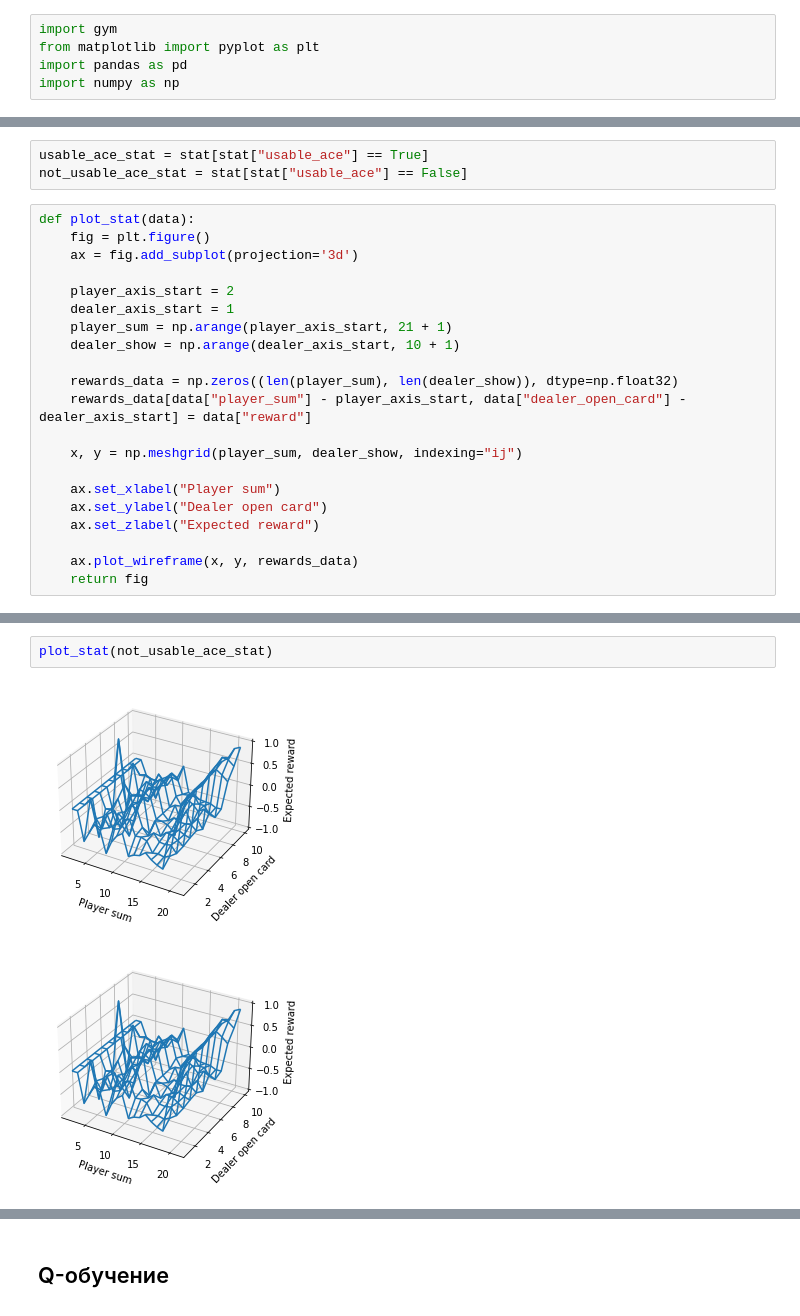
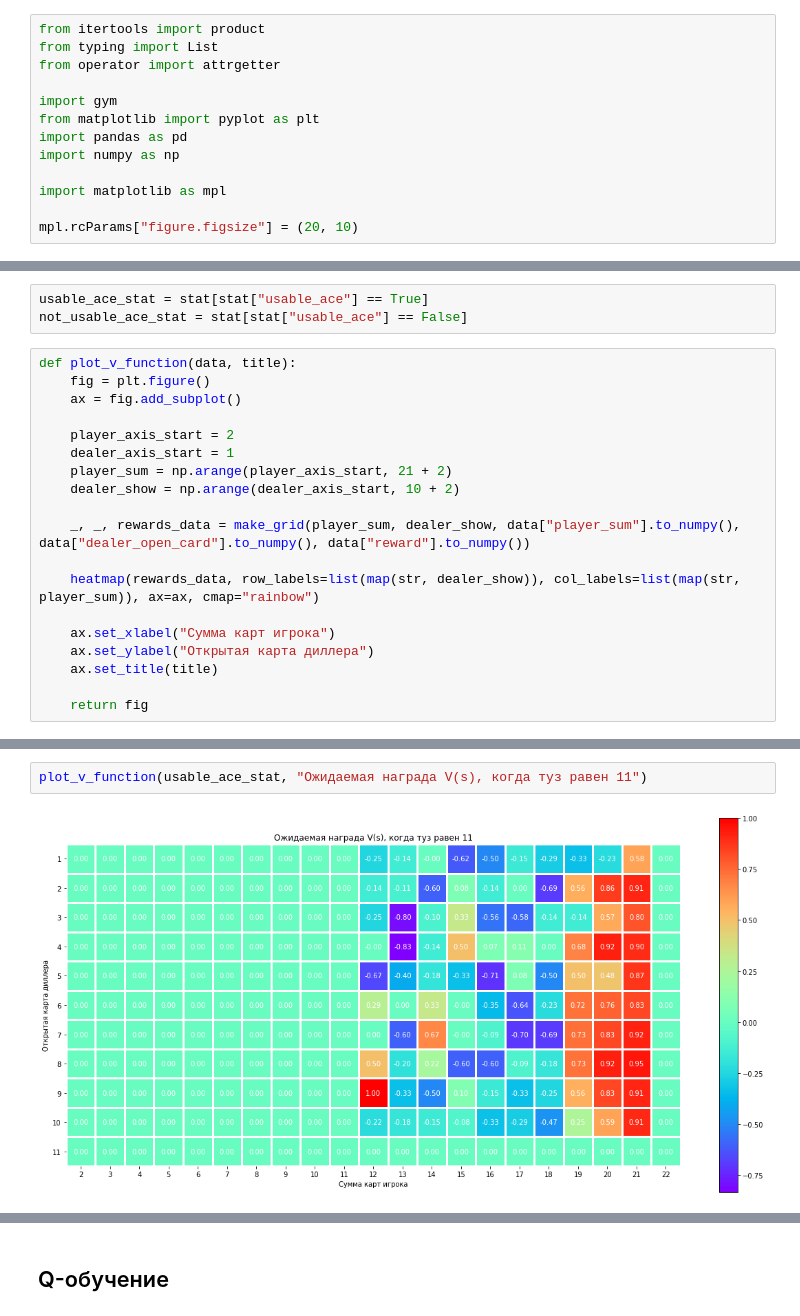
Before and after one commit to KernelA/made-rl-1, a Jupyter notebook: solution.ipynb, the cells around one changed output, grey strips where cells are left out. Cells and saved outputs as stored; diff of their text form.

Commit message:
Plot graphics

```diff
--- a/solution.ipynb
+++ b/solution.ipynb
@@ -1,8 +1,16 @@
 # %%
+from itertools import product
+from typing import List
+from operator import attrgetter
+
 import gym
 from matplotlib import pyplot as plt
 import pandas as pd
 import numpy as np
+
+import matplotlib as mpl
+
+mpl.rcParams["figure.figsize"] = (20, 10)
 # %%
 %load_ext autoreload
 %autoreload 2
@@ -30,23 +39,21 @@ stat = pd.DataFrame(rows, columns=["player_sum", "dealer_open_card", "usable_ace
 usable_ace_stat = stat[stat["usable_ace"] == True]
 not_usable_ace_stat = stat[stat["usable_ace"] == False]
 # %%
-def plot_stat(data):
+def plot_v_function(data, title):
     fig = plt.figure()
-    ax = fig.add_subplot(projection='3d')
+    ax = fig.add_subplot()
 
     player_axis_start = 2
     dealer_axis_start = 1
-    player_sum = np.arange(player_axis_start, 21 + 1)
-    dealer_show = np.arange(dealer_axis_start, 10 + 1)
+    player_sum = np.arange(player_axis_start, 21 + 2)
+    dealer_show = np.arange(dealer_axis_start, 10 + 2)
 
-    rewards_data = np.zeros((len(player_sum), len(dealer_show)), dtype=np.float32)
-    rewards_data[data["player_sum"] - player_axis_start, data["dealer_open_card"] - dealer_axis_start] = data["reward"]
+    _, _, rewards_data = make_grid(player_sum, dealer_show, data["player_sum"].to_numpy(), data["dealer_open_card"].to_numpy(), data["reward"].to_numpy())
 
-    x, y = np.meshgrid(player_sum, dealer_show, indexing="ij")
+    heatmap(rewards_data, row_labels=list(map(str, dealer_show)), col_labels=list(map(str, player_sum)), ax=ax, cmap="rainbow")
 
-    ax.set_xlabel("Player sum")
-    ax.set_ylabel("Dealer open card")
-    ax.set_zlabel("Expected reward")
+    ax.set_xlabel("Сумма карт игрока")
+    ax.set_ylabel("Открытая карта диллера")
+    ax.set_title(title)
 
-    ax.plot_wireframe(x, y, rewards_data)
     return fig
@@ -58,5 +60,4 @@ plot_stat(usable_ace_stat)
-# %%
-plot_stat(not_usable_ace_stat)
-# %% [output]
-[figure, removed]
-[figure, removed]
+# %%
+plot_v_function(usable_ace_stat, "Ожидаемая награда V(s), когда туз равен 11")
+# %% [output]
+[figure, added]
```
Also changed, not shown: parts of 15 cells of this notebook, 2 other files.
